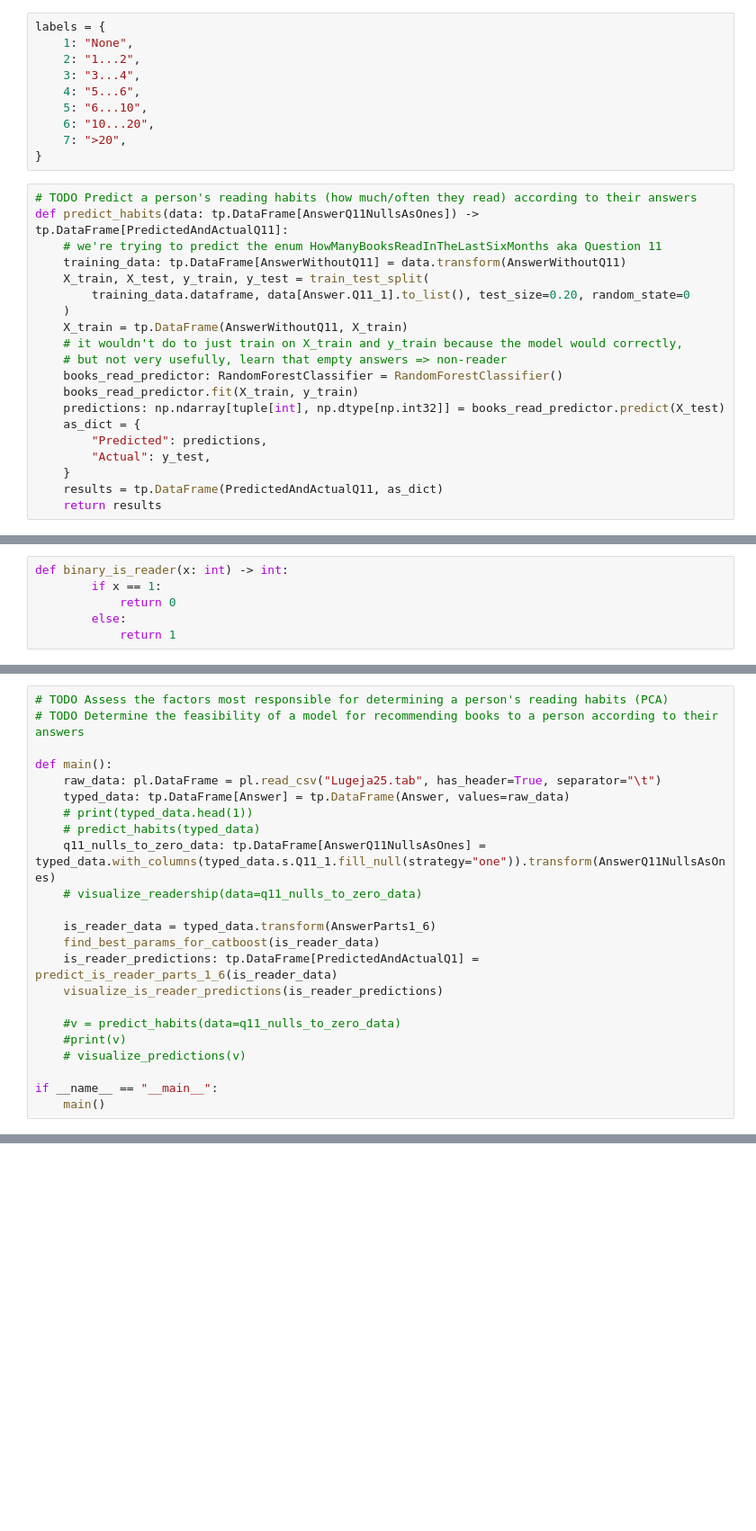
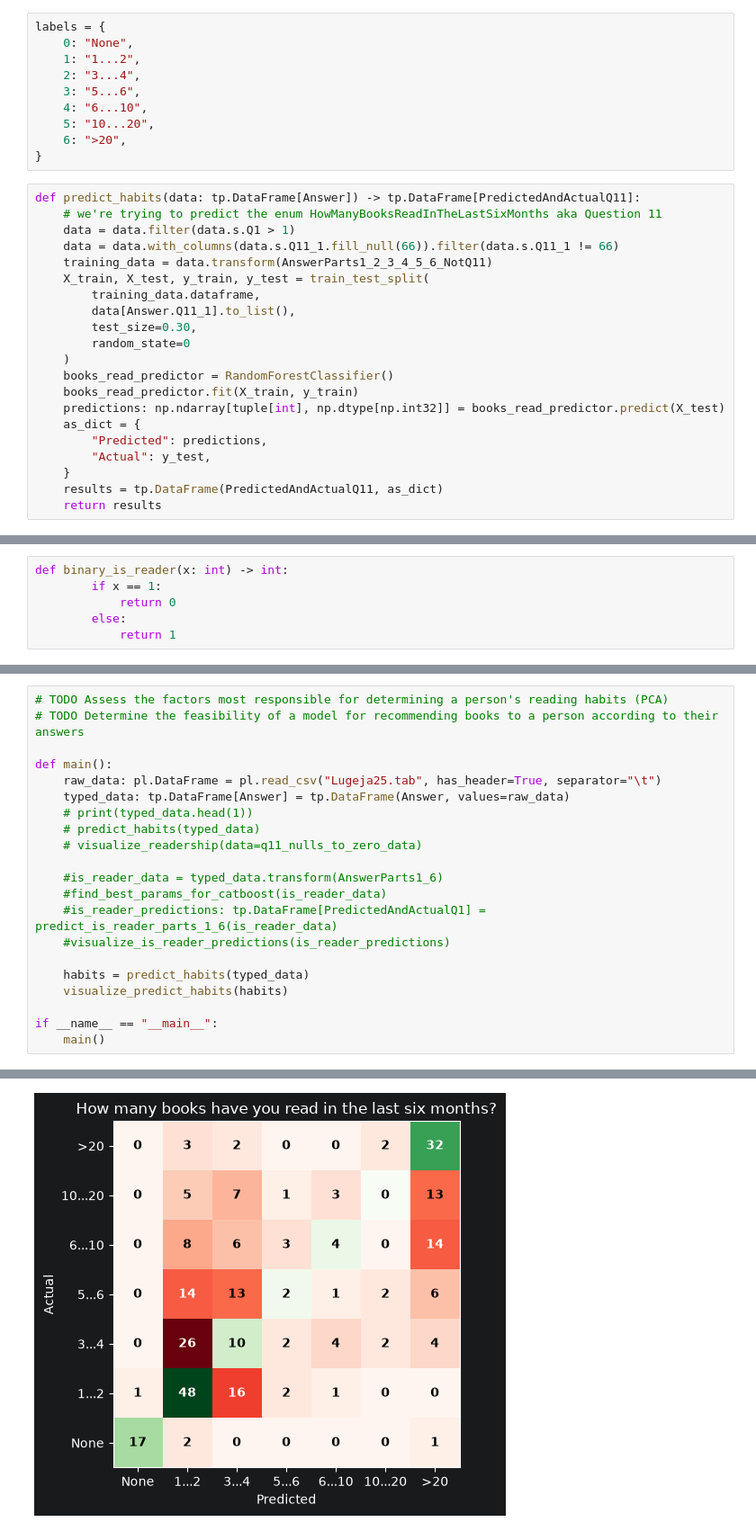
Before and after one commit to Inku0/estonian-reading-habits, a Jupyter notebook: main.ipynb, the cells around one changed output, grey strips where cells are left out. Shown at 90% size. Drawn from its saved outputs; the diff is of its cells as text; blank space fills up the shorter version.

```diff
--- a/main.ipynb
+++ b/main.ipynb
@@ -11,26 +11,27 @@ from catboost import CatBoostClassifier, Pool
 from Answer import Answer, AnswerQ11NullsAsOnes, PredictedAndActualQ11, AnswerParts1_6_NoQ1, PredictedAndActualQ1, AnswerParts1_6, AnswerParts1_2_3_4_5_6_NotQ11, OnlyQ11
 # %%
 labels = {
-    1: "None",
-    2: "1...2",
-    3: "3...4",
-    4: "5...6",
-    5: "6...10",
-    6: "10...20",
-    7: ">20",
+    0: "None",
+    1: "1...2",
+    2: "3...4",
+    3: "5...6",
+    4: "6...10",
+    5: "10...20",
+    6: ">20",
 }
 # %%
-# TODO Predict a person's reading habits (how much/often they read) according to their answers
-def predict_habits(data: tp.DataFrame[AnswerQ11NullsAsOnes]) -> tp.DataFrame[PredictedAndActualQ11]:
+def predict_habits(data: tp.DataFrame[Answer]) -> tp.DataFrame[PredictedAndActualQ11]:
     # we're trying to predict the enum HowManyBooksReadInTheLastSixMonths aka Question 11
-    training_data: tp.DataFrame[AnswerWithoutQ11] = data.transform(AnswerWithoutQ11)
+    data = data.filter(data.s.Q1 > 1)
+    data = data.with_columns(data.s.Q11_1.fill_null(66)).filter(data.s.Q11_1 != 66)
+    training_data = data.transform(AnswerParts1_2_3_4_5_6_NotQ11)
     X_train, X_test, y_train, y_test = train_test_split(
-        training_data.dataframe, data[Answer.Q11_1].to_list(), test_size=0.20, random_state=0
+        training_data.dataframe,
+        data[Answer.Q11_1].to_list(),
+        test_size=0.30,
+        random_state=0
     )
-    X_train = tp.DataFrame(AnswerWithoutQ11, X_train)
-    # it wouldn't do to just train on X_train and y_train because the model would correctly,
-    # but not very usefully, learn that empty answers => non-reader
-    books_read_predictor: RandomForestClassifier = RandomForestClassifier()
+    books_read_predictor = RandomForestClassifier()
     books_read_predictor.fit(X_train, y_train)
     predictions: np.ndarray[tuple[int], np.dtype[np.int32]] = books_read_predictor.predict(X_test)
     as_dict = {
@@ -188,17 +185,15 @@ def main():
     typed_data: tp.DataFrame[Answer] = tp.DataFrame(Answer, values=raw_data)
     # print(typed_data.head(1))
     # predict_habits(typed_data)
-    q11_nulls_to_zero_data: tp.DataFrame[AnswerQ11NullsAsOnes] = typed_data.with_columns(typed_data.s.Q11_1.fill_null(strategy="one")).transform(AnswerQ11NullsAsOnes)
     # visualize_readership(data=q11_nulls_to_zero_data)
 
-    is_reader_data = typed_data.transform(AnswerParts1_6)
-    find_best_params_for_catboost(is_reader_data)
-    is_reader_predictions: tp.DataFrame[PredictedAndActualQ1] = predict_is_reader_parts_1_6(is_reader_data)
-    visualize_is_reader_predictions(is_reader_predictions)
+    #is_reader_data = typed_data.transform(AnswerParts1_6)
+    #find_best_params_for_catboost(is_reader_data)
+    #is_reader_predictions: tp.DataFrame[PredictedAndActualQ1] = predict_is_reader_parts_1_6(is_reader_data)
+    #visualize_is_reader_predictions(is_reader_predictions)
 
-    #v = predict_habits(data=q11_nulls_to_zero_data)
-    #print(v)
-    # visualize_predictions(v)
+    habits = predict_habits(typed_data)
+    visualize_predict_habits(habits)
 
 if __name__ == "__main__":
     main()
@@ -223,0 +219 @@ KeyboardInterrupt:
+[figure, added]
```
Also changed, not shown: parts of 5 cells of this notebook.
